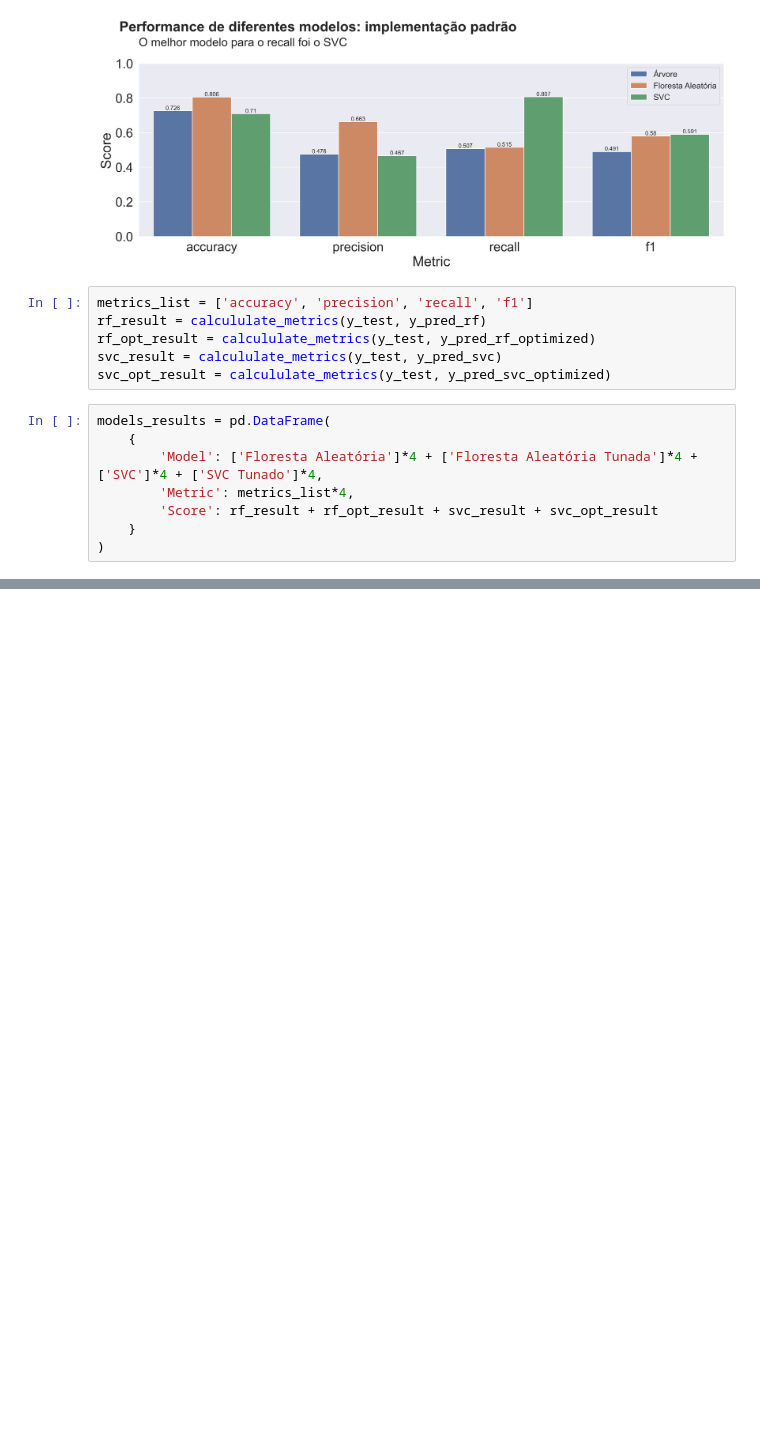
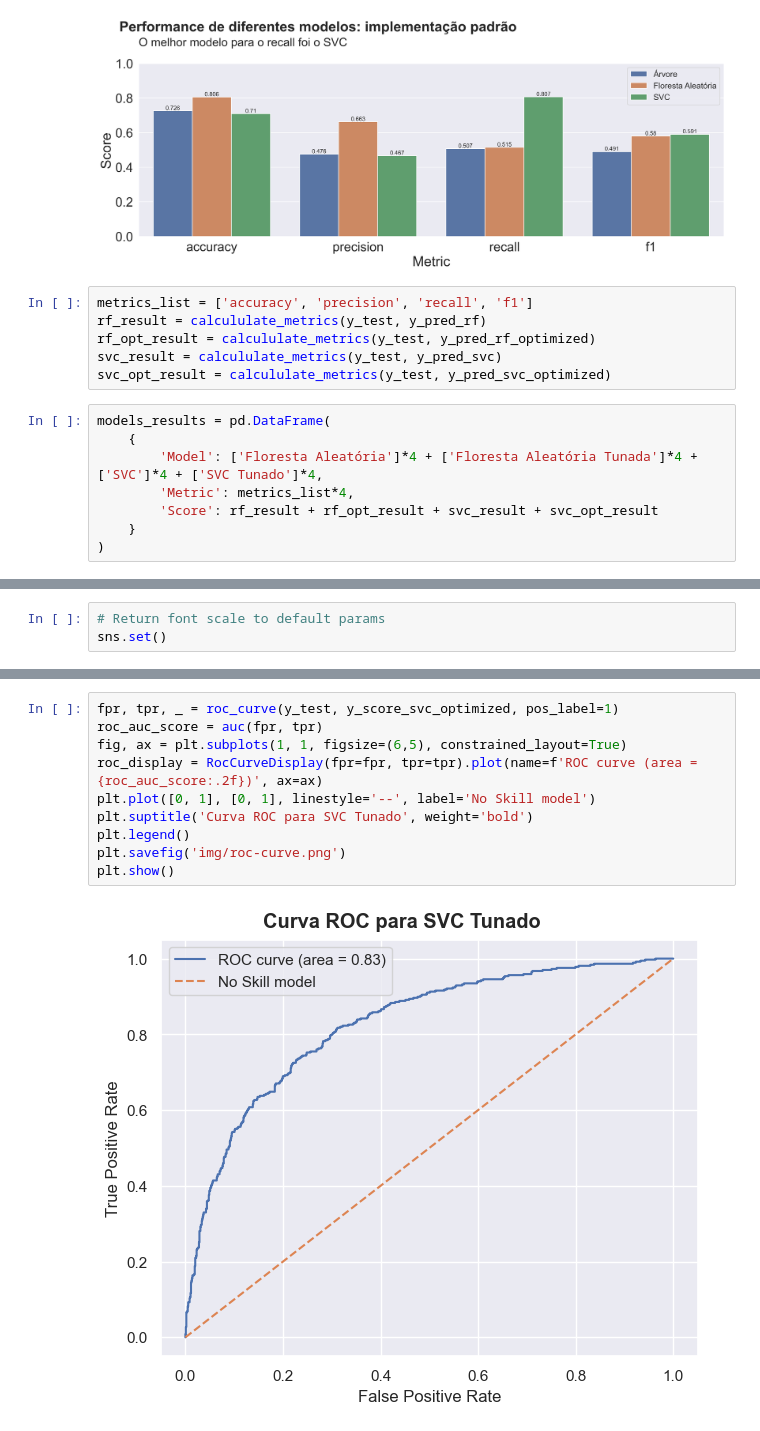
Before and after one commit to olucaslopes/customer-churn-analysis, a Jupyter notebook: Prevendo Churn de clientes.ipynb, the cells around one changed output, grey strips where cells are left out. Drawn from its saved outputs; the diff is of its cells as text; blank space fills up the shorter version.

```diff
--- a/Prevendo Churn de clientes.ipynb
+++ b/Prevendo Churn de clientes.ipynb
@@ -971,0 +981,3 @@ plt.show()
+# %%
+# Return font scale to default params
+sns.set()
@@ -971,0 +990,12 @@ plt.show()
+# %%
+fpr, tpr, _ = roc_curve(y_test, y_score_svc_optimized, pos_label=1)
+roc_auc_score = auc(fpr, tpr)
+fig, ax = plt.subplots(1, 1, figsize=(6,5), constrained_layout=True)
+roc_display = RocCurveDisplay(fpr=fpr, tpr=tpr).plot(name=f'ROC curve (area = {roc_auc_score:.2f})', ax=ax)
+plt.plot([0, 1], [0, 1], linestyle='--', label='No Skill model')
+plt.suptitle('Curva ROC para SVC Tunado', weight='bold')
+plt.legend()
+plt.savefig('img/roc-curve.png')
+plt.show()
+# %% [output]
+[figure, added]
```
Also changed, not shown: parts of 5 cells of this notebook, 3 other files.
